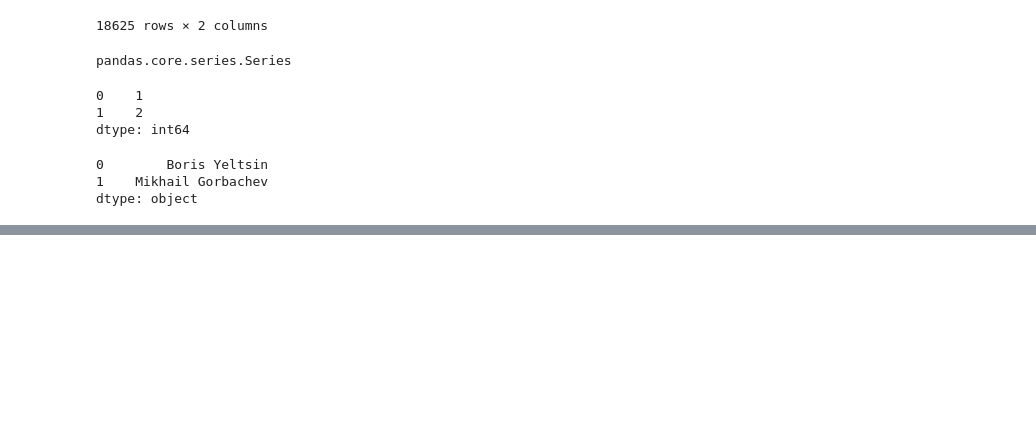
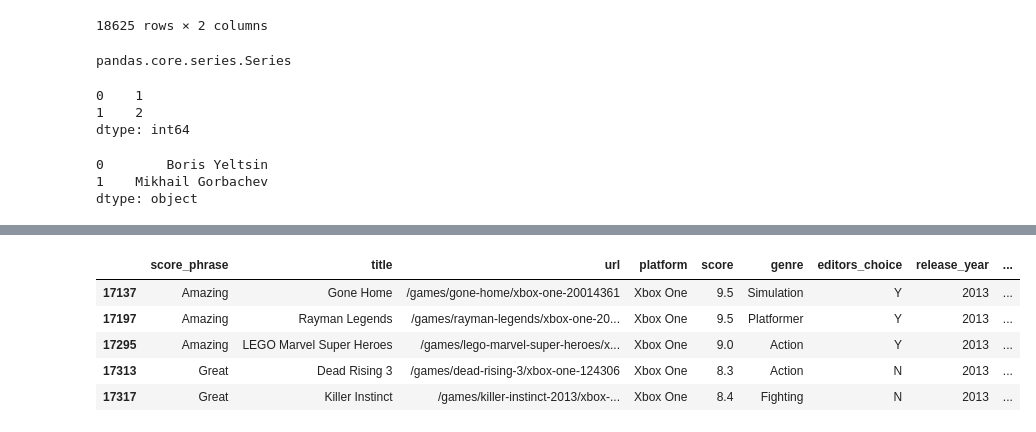
Before and after one commit to elguneminov/data_science_projects_I, a Jupyter notebook: IGN Games Review (Data Analysis)/IGN Games Review.ipynb, the cells around one changed output, grey strips where cells are left out. Drawn from its saved outputs; the diff is of its cells as text; code cells hidden in the pictures; blank space fills up the shorter version.

```diff
--- a/IGN Games Review (Data Analysis)/IGN Games Review.ipynb
+++ b/IGN Games Review (Data Analysis)/IGN Games Review.ipynb
@@ -157,0 +316,11 @@ dtype: object
+# %%
+xbox_one_filter = (reviews['score'] > 7) & (reviews['platform'] == 'Xbox One')
+filtered_reviews = reviews[xbox_one_filter]
+filtered_reviews.head()
+# %% [output]
+|  | score_phrase | title | url | platform | score | genre | editors_choice | release_year | ... |
+| 17137 | Amazing | Gone Home | /games/gone-home/xbox-one-20014361 | Xbox One | 9.5 | Simulation | Y | 2013 | ... |
+| 17197 | Amazing | Rayman Legends | /games/rayman-legends/xbox-one-20... | Xbox One | 9.5 | Platformer | Y | 2013 | ... |
+| 17295 | Amazing | LEGO Marvel Super Heroes | /games/lego-marvel-super-heroes/x... | Xbox One | 9.0 | Action | Y | 2013 | ... |
+| 17313 | Great | Dead Rising 3 | /games/dead-rising-3/xbox-one-124306 | Xbox One | 8.3 | Action | N | 2013 | ... |
+| 17317 | Great | Killer Instinct | /games/killer-instinct-2013/xbox-... | Xbox One | 8.4 | Fighting | N | 2013 | ... |
```
Also changed, not shown: parts of 23 cells of this notebook.
